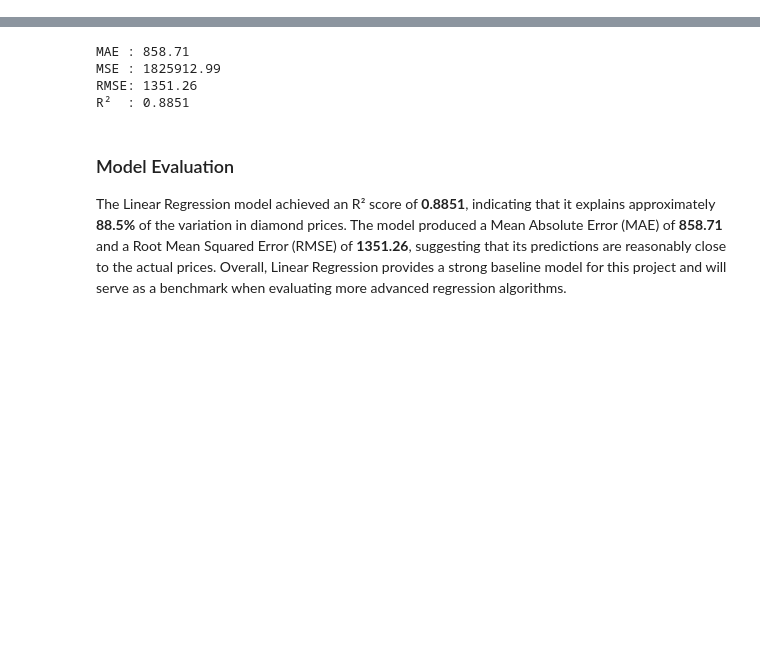
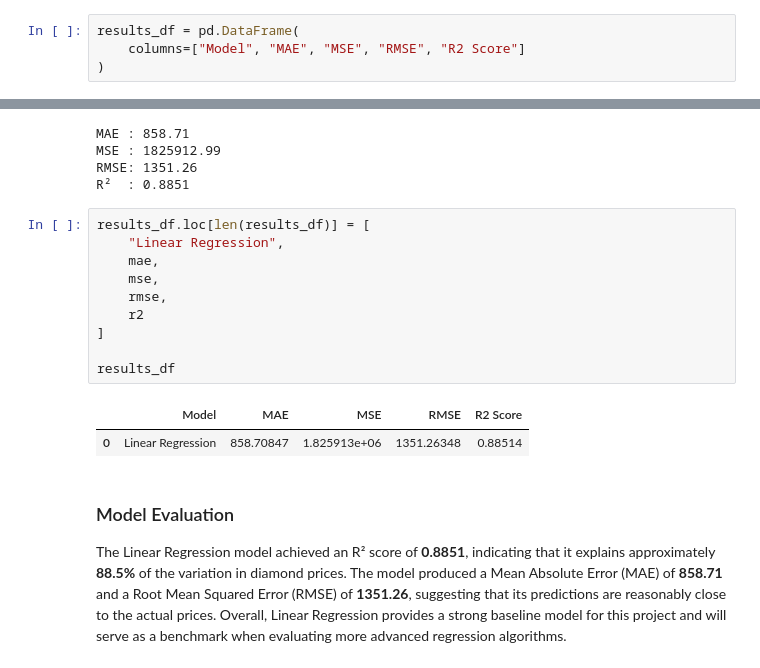
Before and after one commit to Betty2721/Diamond-Price-Prediction-Project, a Jupyter notebook: notebook/Diamond-Price-Prediction.ipynb, the cells around one changed output, grey strips where cells are left out. Drawn from its saved outputs; the diff is of its cells as text; blank space fills up the shorter version.

```diff
--- a/notebook/Diamond-Price-Prediction.ipynb
+++ b/notebook/Diamond-Price-Prediction.ipynb
@@ -344,6 +345,10 @@ Scaled testing shape: (10788, 9)
 ## 7.1 Linear Regression
 
 Linear Regression is used as the baseline regression model for predicting diamond prices. It estimates the relationship between the input features and the target variable by fitting a linear equation to the observed data. The model provides a reference point against which more advanced regression algorithms can be compared.
+# %%
+results_df = pd.DataFrame(
+    columns=["Model", "MAE", "MSE", "RMSE", "R2 Score"]
+)
 # %%
 # Create the model
 lr_model = LinearRegression()
@@ -388,6 +393,19 @@ MAE : 858.71
 MSE : 1825912.99
 RMSE: 1351.26
 R²  : 0.8851
+# %%
+results_df.loc[len(results_df)] = [
+    "Linear Regression",
+    mae,
+    mse,
+    rmse,
+    r2
+]
+
+results_df
+# %% [output]
+|  | Model | MAE | MSE | RMSE | R2 Score |
+| 0 | Linear Regression | 858.70847 | 1.825913e+06 | 1351.26348 | 0.88514 |
 # %% [markdown]
 ### Model Evaluation
 
```
Also changed, not shown: parts of 8 cells of this notebook.
